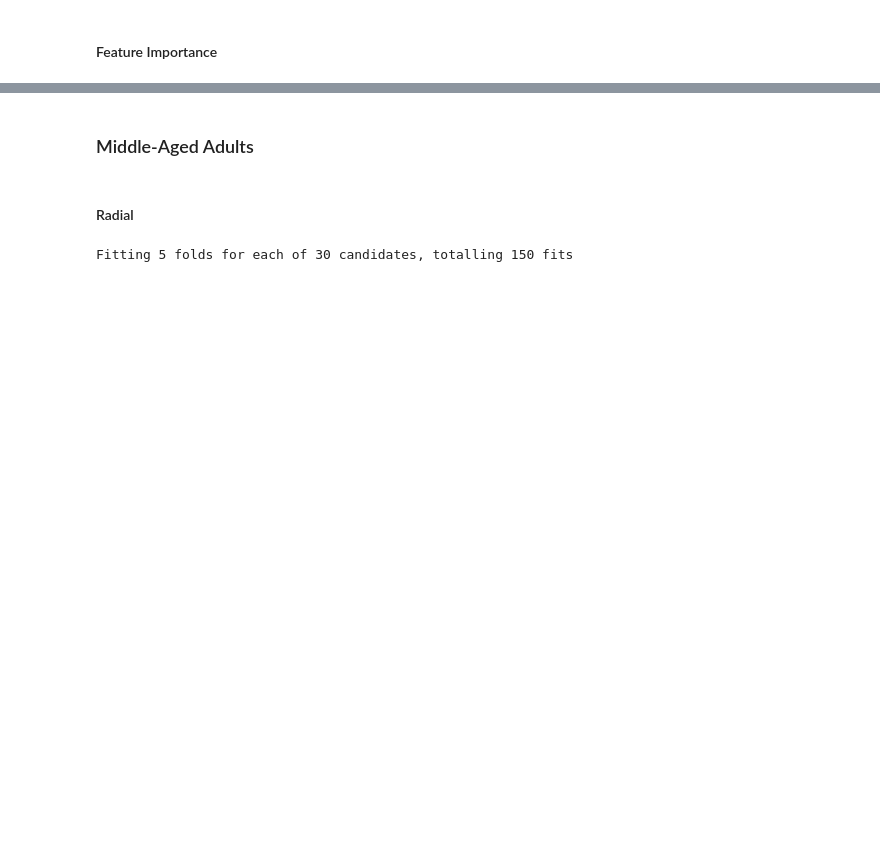
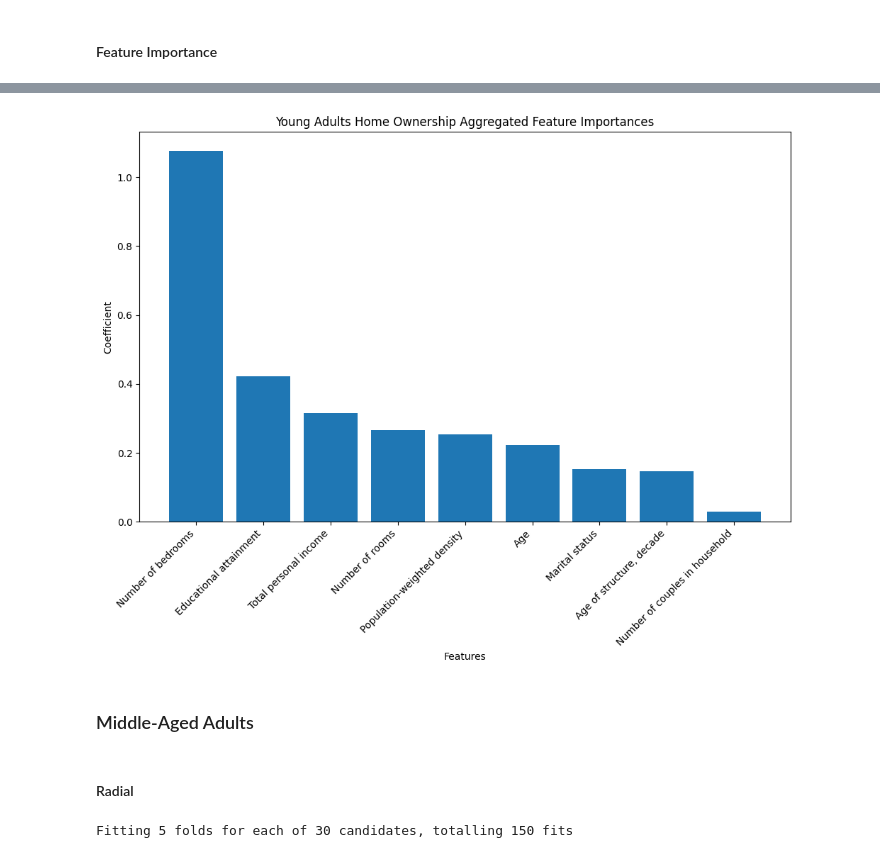
Before and after one commit to davay/data5322, a Jupyter notebook: hw2/hw2.ipynb, the cells around one changed output, grey strips where cells are left out. Drawn from its saved outputs; the diff is of its cells as text; code cells hidden in the pictures; blank space fills up the shorter version.

```diff
--- a/hw2/hw2.ipynb
+++ b/hw2/hw2.ipynb
@@ -310,3 +313,14 @@ plt.show()
+# %%
+plt.figure(figsize=(10, 8))
+plt.bar(sorted_grouped_importances.index, sorted_grouped_importances["AbsCoefficient"])
+plt.xlabel("Features")
+plt.ylabel("Coefficient")
+plt.title("Young Adults Home Ownership Aggregated Feature Importances")
+plt.xticks(rotation=45, ha="right")
+plt.tight_layout()
+plt.show()
+# %% [output]
+[figure, added]
 # %% [markdown]
 ### Middle-Aged Adults
 # %%
```
Also changed, not shown: parts of 26 cells of this notebook, 2 other files.
